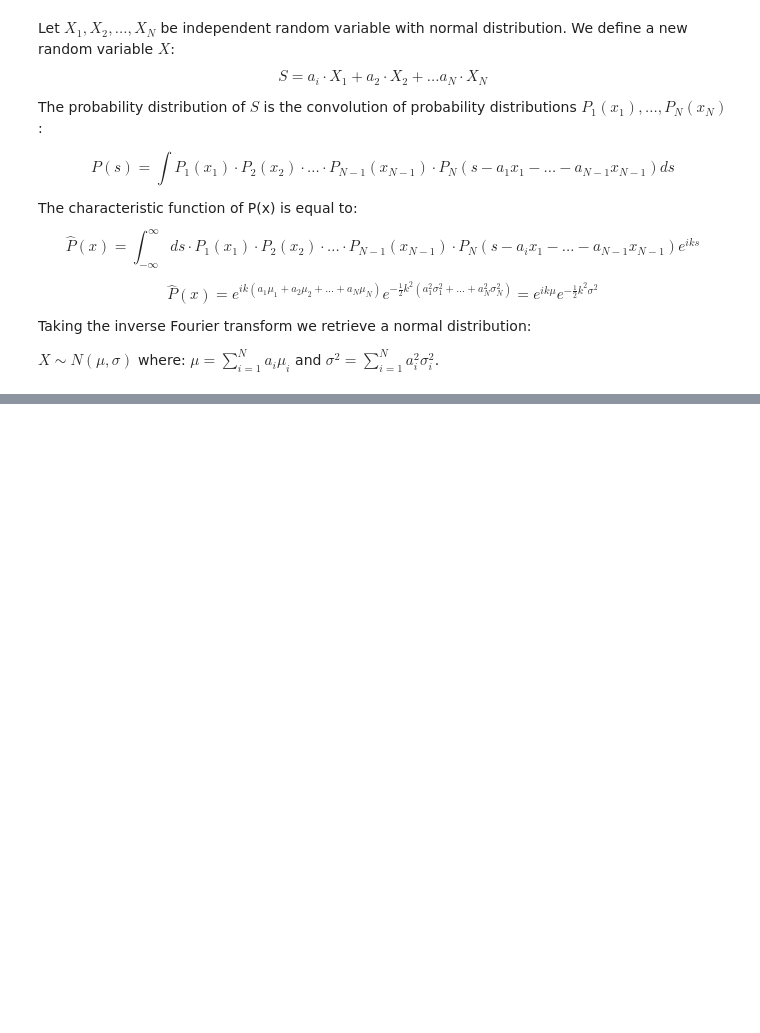
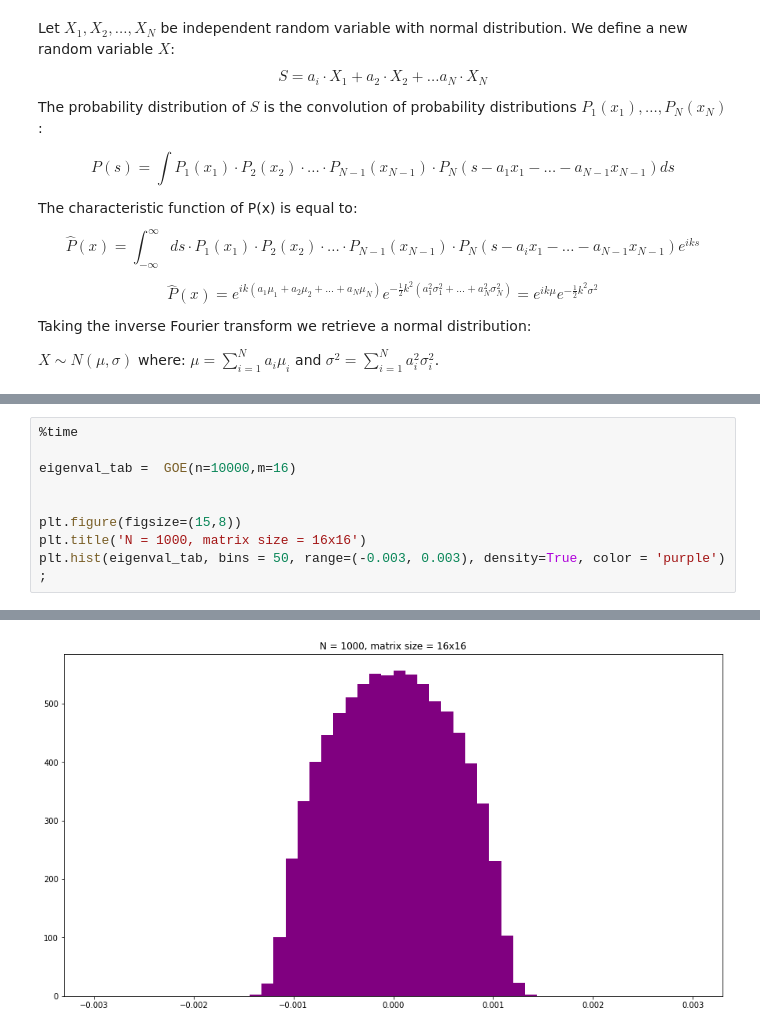
Before and after one commit to Milwa97/Financial-instruments-and-pricing, a Jupyter notebook: semestr II/set 3/RandomMatrices.ipynb, the cells around one changed output, grey strips where cells are left out. Cells and saved outputs as stored; diff of their text form; blank space fills up the shorter version.

```diff
--- a/semestr II/set 3/RandomMatrices.ipynb
+++ b/semestr II/set 3/RandomMatrices.ipynb
@@ -122,0 +110,10 @@ array([-14.0580716 , -13.39983495, -12.74947433, -12.41322488,
+# %%
+%time
+
+eigenval_tab =  GOE(n=10000,m=16)
+
+
+plt.figure(figsize=(15,8))
+plt.title('N = 1000, matrix size = 16x16')
+plt.hist(eigenval_tab, bins = 50, range=(-0.003, 0.003), density=True, color = 'purple') ;
+# %% [output]
@@ -122,0 +122 @@ array([-14.0580716 , -13.39983495, -12.74947433, -12.41322488,
+[figure, added]
```
Also changed, not shown: parts of 11 cells of this notebook, 1 other file.
